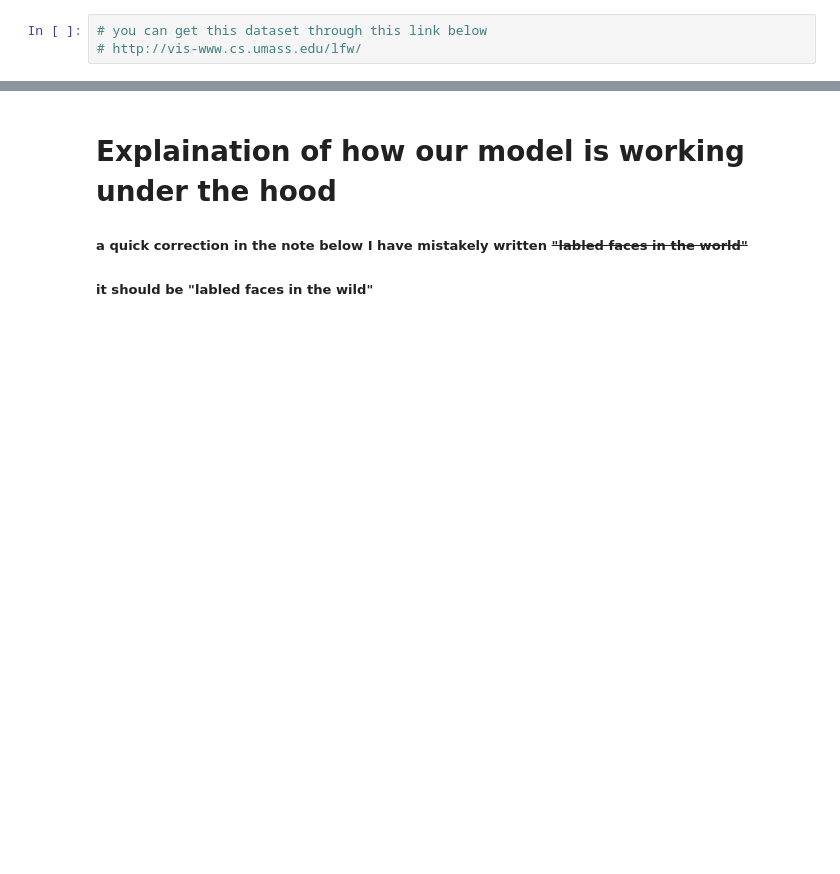
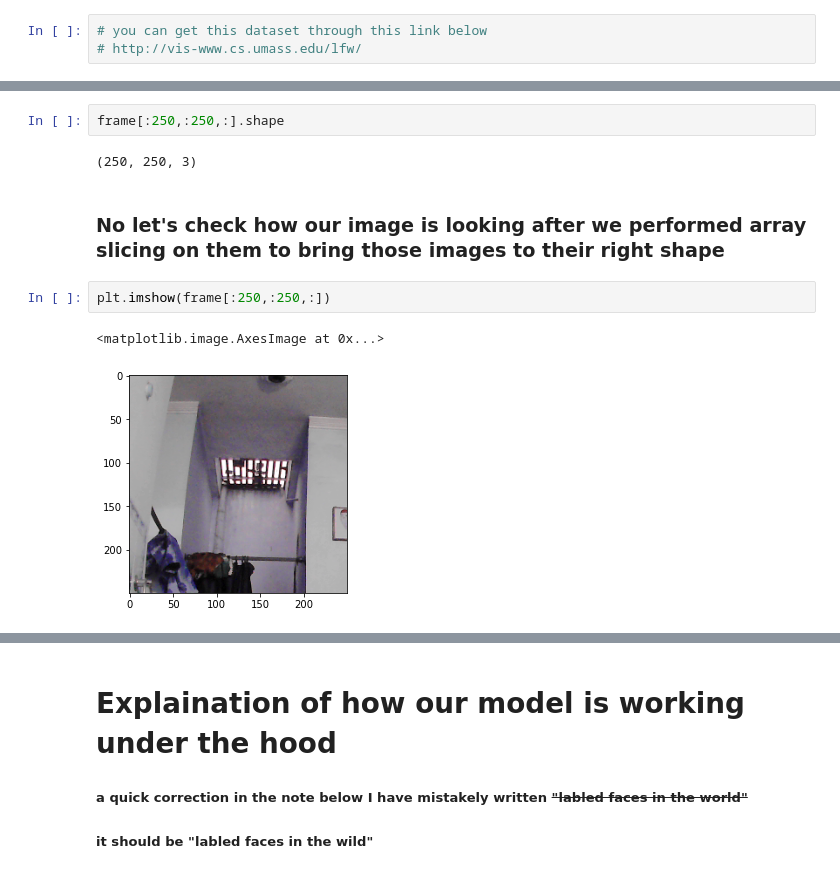
Before and after one commit to aryan68125/face_recognition_system_deep_learning, a Jupyter notebook: deep_learning_face_recognition_system.ipynb, the cells around one changed output, grey strips where cells are left out. Drawn from its saved outputs; the diff is of its cells as text; blank space fills up the shorter version.

```diff
--- a/deep_learning_face_recognition_system.ipynb
+++ b/deep_learning_face_recognition_system.ipynb
@@ -167,0 +265,11 @@ https://youtu.be/LKispFFQ5GU?list=PLAHgAk2ZrQwgmvoqMaCFiUJt6x7MCP6_d&t=2113
+# %%
+frame[:250,:250,:].shape
+# %% [output]
+(250, 250, 3)
+# %% [markdown]
+### No let's check how our image is looking after we performed array slicing on them to bring those images to their right shape
+# %%
+plt.imshow(frame[:250,:250,:])
+# %% [output]
+<matplotlib.image.AxesImage at 0x...>
+[figure, added]
```
Also changed, not shown: parts of 71 cells of this notebook, 1 other file.
